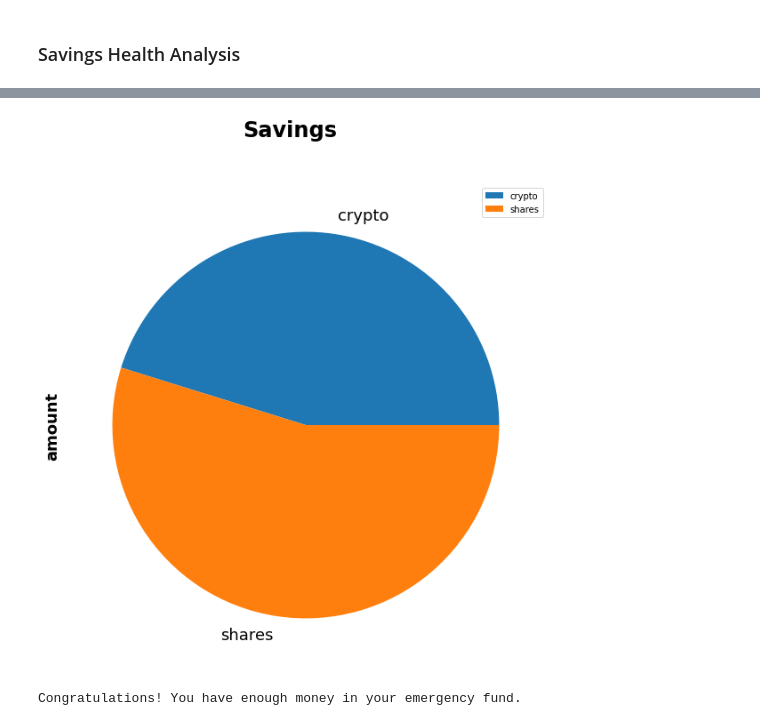
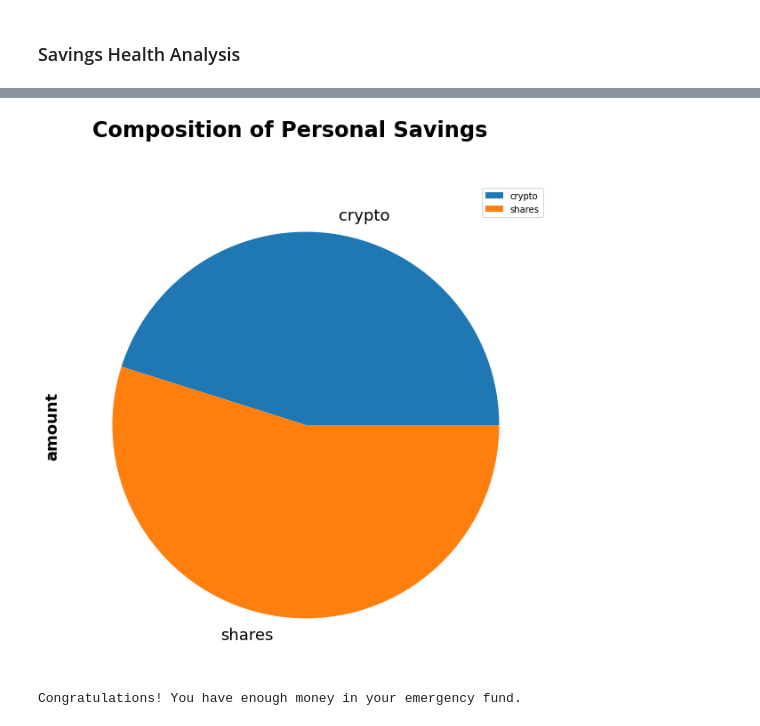
Before and after one commit to SZun/api-challenge, a Jupyter notebook: financial-planner.ipynb, the cells around one changed output, grey strips where cells are left out. Cells and saved outputs as stored; diff of their text form; code cells hidden in the pictures.

Commit message:
updated pie chart title and re-ran all cells

```diff
--- a/financial-planner.ipynb
+++ b/financial-planner.ipynb
@@ -168,22 +168,22 @@ display(df_savings)
 # %%
 # Plot savings pie chart
 
 # Varible for fontweight
 fontweight_bold = 'bold'
 # Variable for font size
 fontsize_medium = 18
 
 # Plotting Pie Chart
 df_savings.plot.pie(y=amount,figsize=(20,10), fontsize=fontsize_medium);
 
 # Setting Plot fontweight
 plt.plot(fontweight=fontweight_bold);
 # Styling Y Label
 plt.ylabel(amount, fontsize=fontsize_medium, fontweight=fontweight_bold);
 # Styling title
-plt.suptitle('Savings', fontsize=24, fontweight=fontweight_bold);
+plt.suptitle('Composition of Personal Savings', fontsize=24, fontweight=fontweight_bold);
 # %% [output]
-[figure, old version]
+[figure, new version]
 # %%
 # Set ideal emergency fund
 emergency_fund = monthly_income * 3
```
Also changed, not shown: parts of 18 cells of this notebook.
